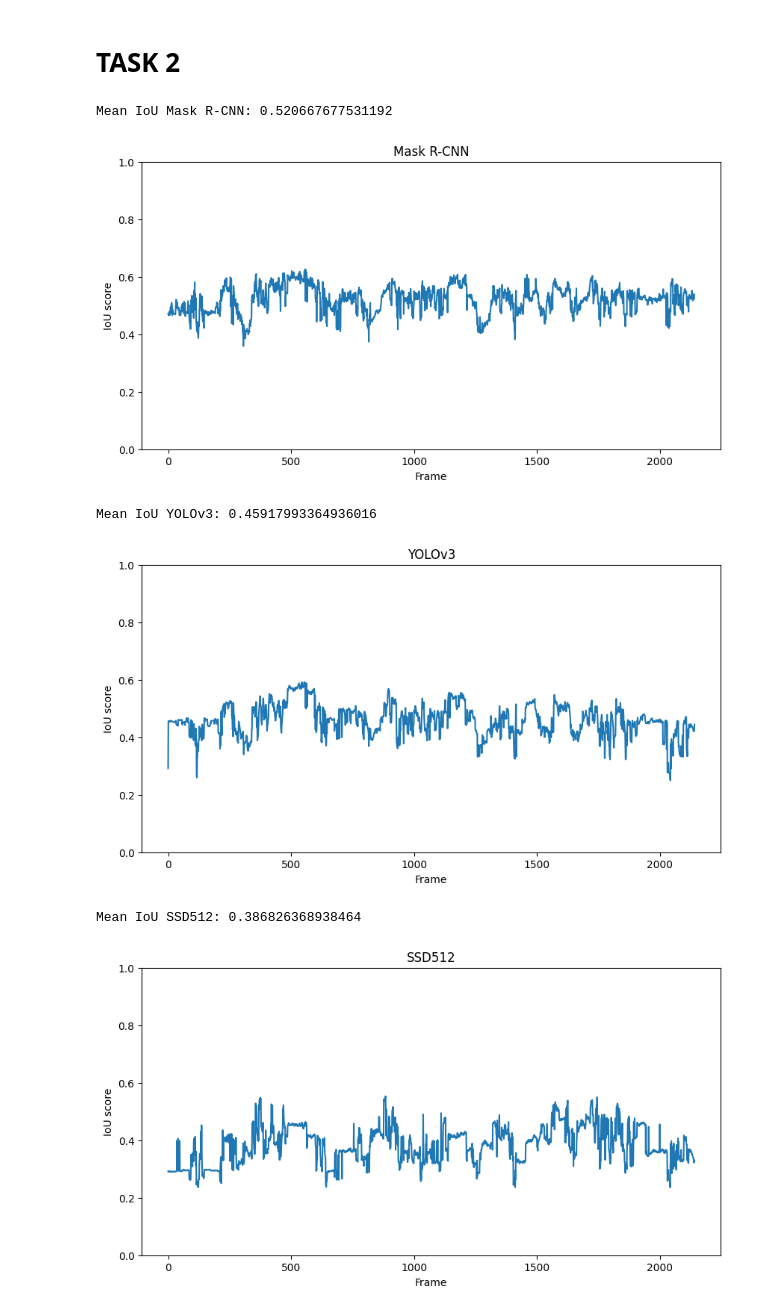
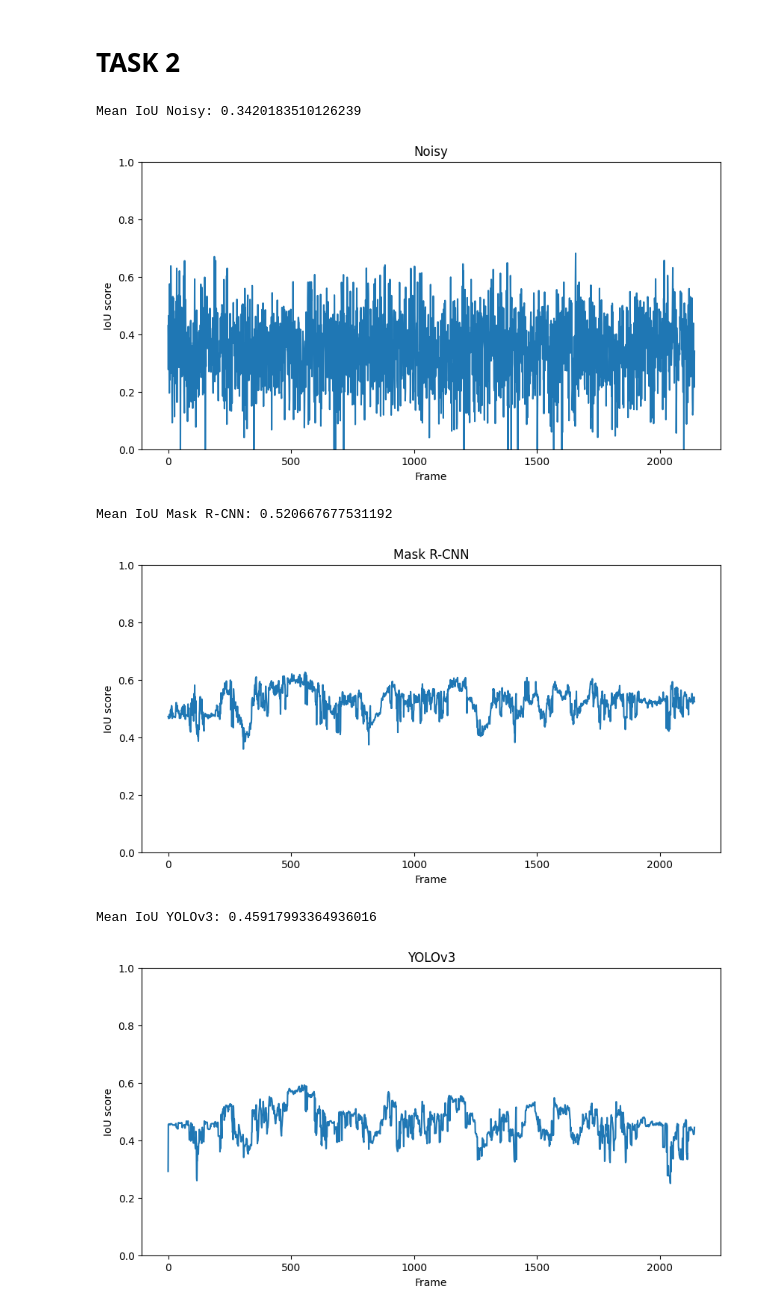
Before and after one commit to mcv-m6-video/mcv-m6-2023-team6, a Jupyter notebook: week1/Task1_Task2.ipynb, the cells around one changed output. Saved outputs shown, nothing was run; the diff lists cells and outputs as text; code cells hidden in the pictures.

```diff
--- a/week1/Task1_Task2.ipynb
+++ b/week1/Task1_Task2.ipynb
@@ -525,41 +515,40 @@ det_ssd512.txt :
 
 paths = ['noisy', maskrcnn,yolo,ssd]
 name = ['Noisy', 'Mask R-CNN','YOLOv3','SSD512']
-paths = [maskrcnn,yolo,ssd]
-name = ['Mask R-CNN','YOLOv3','SSD512']
 for path,name in zip(paths, name):
     if path == 'noisy':
-        boxes = generate_noisy_boxes(gt_boxes,0.6,0.1,0,10)
+        boxes = generate_noisy_boxes(gt_boxes,0.5,0.1,0,10)
+        # mAP,mIOU = compute_confidences_ap(gt_boxes,total,boxes)
     else:
         boxes = load_from_txt(path)
 
     boxes.sort(key=lambda x:x[-1], reverse=True)
     # mIOU, mIOU_frame ,AP = mean_AP_Pascal_VOC(gt_boxes,total,boxes,iou_th=0.5)
     mIOU, mIOU_frame = mean_IoU_nonrestricted(gt_boxes,boxes)
 
     print(f'Mean IoU {name}: {mIOU}')
     # print(f'Mean AP {name}: {AP}')
 
     # Plot the IoU score for each frame
     fig = plt.figure(figsize=(10,5))
     # Set title
     plt.title(name)
     frames = list(mIOU_frame.keys())
     # Sort the frames
     frames.sort(key=lambda x: int(x.split('_')[1]))
     # Convert frames to a list of integers
     frames_num = [int(frame.split('_')[1]) for frame in frames]
     iou_scores = [np.mean(mIOU_frame[frame]) for frame in frames]
     plt.plot(frames_num, iou_scores)
     plt.xlabel('Frame')
     plt.ylabel('IoU score')
     # y from 0 to 1
     plt.ylim(0,1)
     plt.show()
 # %% [output]
-Mean IoU Mask R-CNN: 0.520667677531192
+Mean IoU Noisy: 0.3420183510126239
-[figure, old version]
+[figure, new version]
-Mean IoU YOLOv3: 0.45917993364936016
+Mean IoU Mask R-CNN: 0.520667677531192
-[figure, old version]
+[figure, new version]
-Mean IoU SSD512: 0.386826368938464
+Mean IoU YOLOv3: 0.45917993364936016
-[figure, old version]
+[figure, new version]
```
Also changed, not shown: parts of 4 cells of this notebook, 4 other files.
